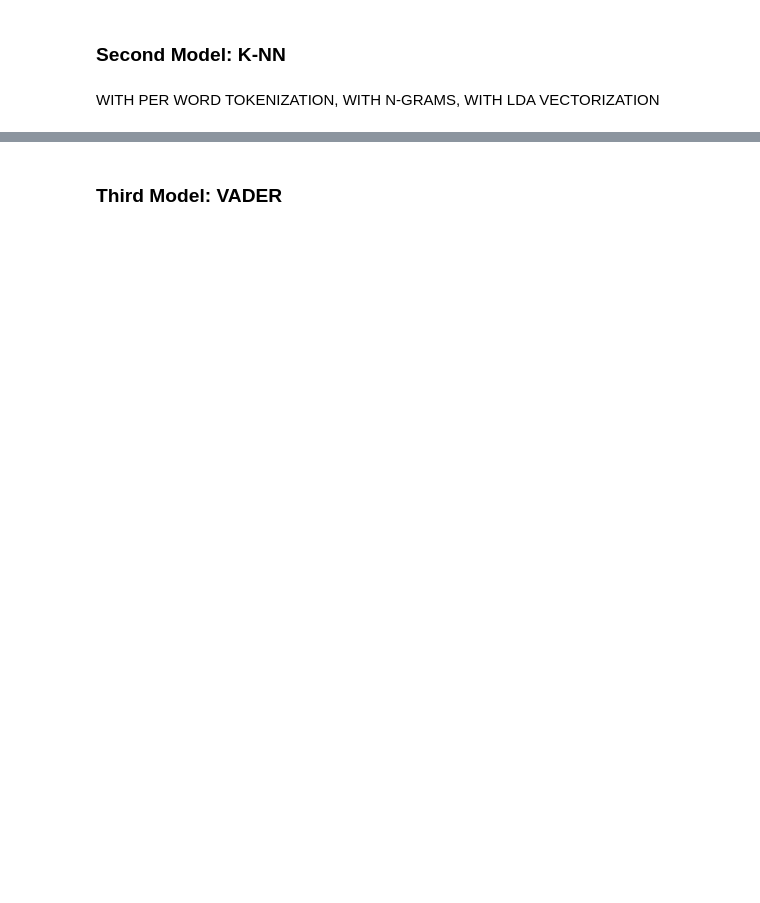
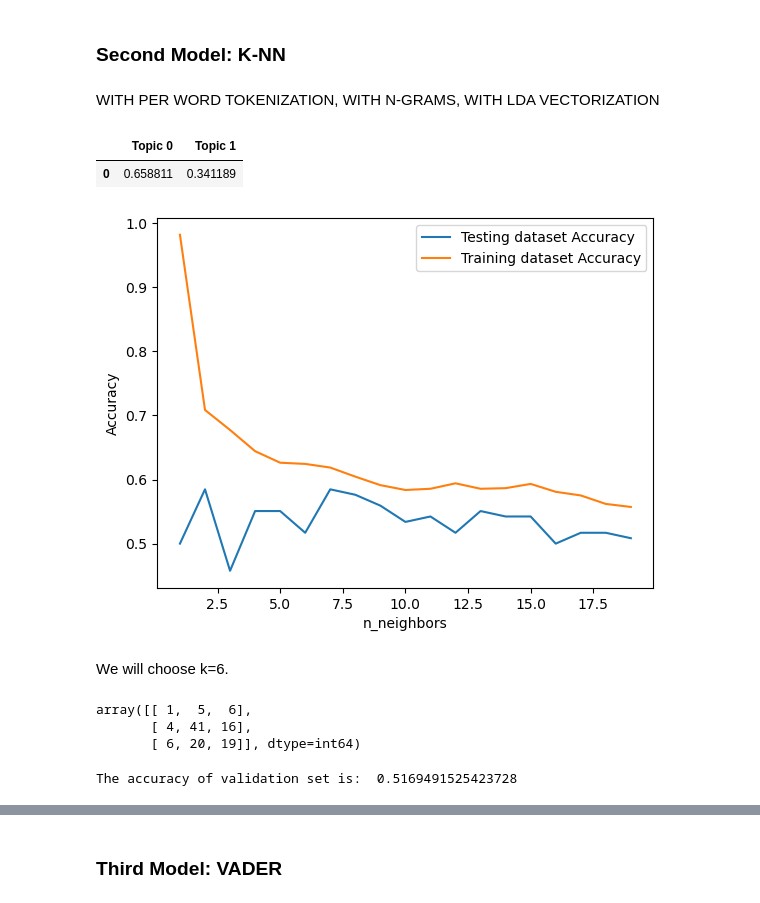
Before and after one commit to embarbos/natural-language-processing-twitter-data, a Jupyter notebook: group_19_final.ipynb, the cells around one changed output, grey strips where cells are left out. Saved outputs shown, nothing was run; the diff lists cells and outputs as text; code cells hidden in the pictures; blank space fills up the shorter version.

```diff
--- a/group_19_final.ipynb
+++ b/group_19_final.ipynb
@@ -277,7 +310,7 @@ labelled_lda = LDA_tweet_frame.iloc[:1175,:]
 remainder_lda = LDA_tweet_frame.iloc[1175:,:]
 
 #%%
-labelled_lda = labelled.join(data1[2])
+labelled_lda = labelled_lda.join(data1[2])
 #%%
 labelled_lda.columns = ['Topic 0','Topic 1','label']
 
@@ -301,0 +345,61 @@ WITH PER WORD TOKENIZATION, WITH N-GRAMS, WITH LDA VECTORIZATION
+# %%
+# FOR LDA VECTORS:
+train_data_lda = labelled_lda
+test_data_lda = remainder_lda
+# %%
+train_data_lda.head()
+train_data_lda.iloc[:1, :2]
+# %% [output]
+|  | Topic 0 | Topic 1 |
+| 0 | 0.658811 | 0.341189 |
+# %%
+# %% for labelled_LDA_vectors and remainder_LDA_vectors
+X = train_data_lda.iloc[:1175, :2]
+y = train_data_lda.iloc[:1175, 2]
+# %%
+# %% Split into training and validation set
+X_train, X_val, y_train, y_val = train_test_split(
+    X, y, test_size=0.1, random_state=7)
+
+neighbors = np.arange(1, 20)
+train_accuracy = np.empty(len(neighbors))
+test_accuracy = np.empty(len(neighbors))
+
+# Loop over K values
+for i, k in enumerate(neighbors):
+    knn = KNeighborsClassifier(n_neighbors=k)
+    knn.fit(X_train, y_train)
+
+    # Compute training and test data accuracy
+    train_accuracy[i] = knn.score(X_train, y_train)
+    test_accuracy[i] = knn.score(X_val, y_val)
+
+# Generate plot
+plt.plot(neighbors, test_accuracy, label='Testing dataset Accuracy')
+plt.plot(neighbors, train_accuracy, label='Training dataset Accuracy')
+
+plt.legend()
+plt.xlabel('n_neighbors')
+plt.ylabel('Accuracy')
+plt.show()
+# %% [output]
+[figure, added]
+# %% [markdown]
+We will choose k=6.
+# %%
+# %% Making the Confusion Matrix
+from sklearn.metrics import confusion_matrix, accuracy_score
+classifier = KNeighborsClassifier(n_neighbors=6, metric='minkowski', p=2)
+classifier.fit(X_train, y_train)
+y_pred_val = classifier.predict(X_val)
+cm = confusion_matrix(y_val, y_pred_val)
+ac = accuracy_score(y_val, y_pred_val)
+cm
+# %% [output]
+array([[ 1,  5,  6],
+       [ 4, 41, 16],
+       [ 6, 20, 19]], dtype=int64)
+# %%
+print("The accuracy of validation set is: ", ac)
+# %% [output]
+The accuracy of validation set is:  0.5169491525423728
```
Also changed, not shown: parts of 29 cells of this notebook.
